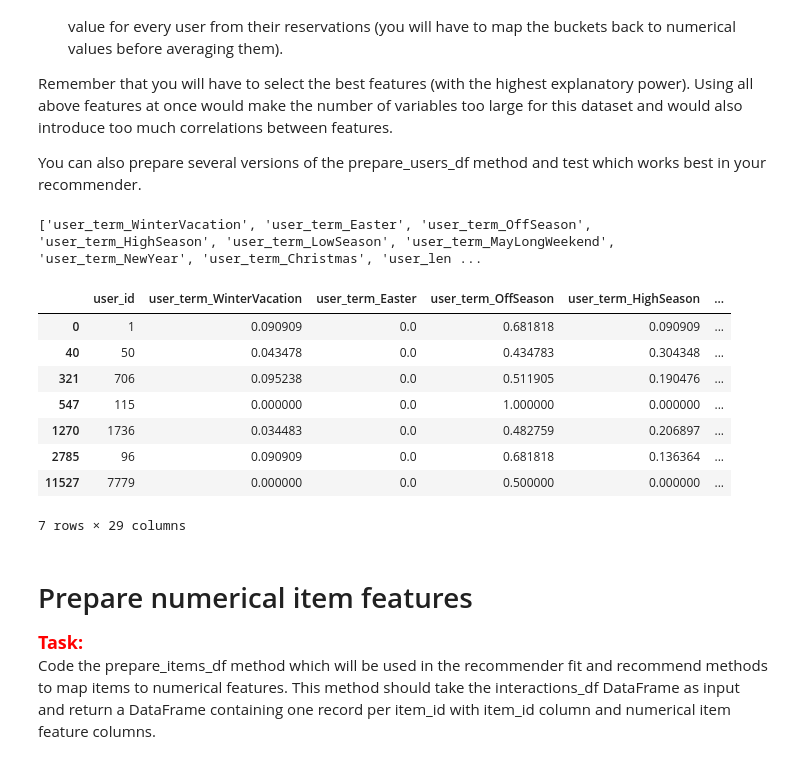
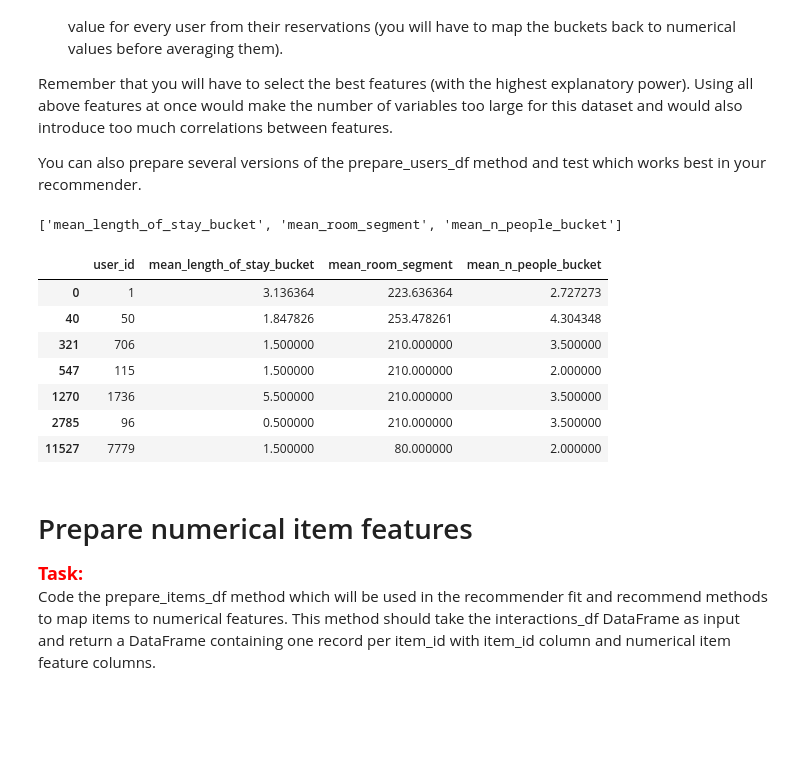
Before and after one commit to kabix09/HotelRecommender, a Jupyter notebook: project_1_recommender_and_evaluation.ipynb, the cells around one changed output. Cells and saved outputs as stored; diff of their text form; code cells hidden in the pictures; blank space fills up the shorter version.

```diff
--- a/project_1_recommender_and_evaluation.ipynb
+++ b/project_1_recommender_and_evaluation.ipynb
@@ -97,23 +97,23 @@ def probability_distribution(interactions_df):
     inter_df_copy['val'] = 1
 
     # Calculate the probability distribution for every possible choice
-    for bucket_feature in ['term', 'length_of_stay_bucket', 'rate_plan', 'room_segment', 'n_people_bucket', 'weekend_stay']:
-        feature_df = inter_df_copy.loc[:, ['user_id', bucket_feature, 'val']]
-        feature_df = inter_df_copy.pivot_table(index='user_id', columns=bucket_feature, values='val', aggfunc='count')
-        feature_df = feature_df / feature_df.sum(axis=1).values.reshape(-1, 1)  # Summed choices dive by row sum which is equal to number of interacion of each user
-        feature_df = feature_df.rename_axis(None, axis=1).fillna(0)
+#     for bucket_feature in ['term', 'length_of_stay_bucket', 'rate_plan', 'room_segment', 'n_people_bucket', 'weekend_stay']:
+#         feature_df = inter_df_copy.loc[:, ['user_id', bucket_feature, 'val']]
+#         feature_df = inter_df_copy.pivot_table(index='user_id', columns=bucket_feature, values='val', aggfunc='count')
+#         feature_df = feature_df / feature_df.sum(axis=1).values.reshape(-1, 1)  # Summed choices dive by row sum which is equal to number of interacion of each user
+#         feature_df = feature_df.rename_axis(None, axis=1).fillna(0)
 
-        # Make sure that all choices are included, if not add them as new column with deffault value set to 0
-        missing_elements = list(set(inter_df_copy[bucket_feature].unique().categories.tolist())-set(inter_df_copy[bucket_feature].unique()))
-        feature_df[missing_elements] = 0
+#         # Make sure that all choices are included, if not add them as new column with deffault value set to 0
+#         missing_elements = list(set(inter_df_copy[bucket_feature].unique().categories.tolist())-set(inter_df_copy[bucket_feature].unique()))
+#         feature_df[missing_elements] = 0
 
-        feature_df = feature_df.add_prefix('user_' + bucket_feature + '_')
-        users_df = pd.merge(users_df, feature_df, on='user_id', how="left")
+#         feature_df = feature_df.add_prefix('user_' + bucket_feature + '_')
+#         users_df = pd.merge(users_df, feature_df, on='user_id', how="left")
 
     # Calculate the average of numerical buckets choice for every user
     numerical_buckets = {
         'length_of_stay_bucket': {'[0-1]': 0.5, '[2-3]': 1.5, '[4-7]': 5.5, '[8-inf]': 10},
-        'room_segment': {'[0-160]': 80, '[160-260]': 210, '[260-360]': 310, '[360-500]': 450, '[500-900]': 700},
+        'room_segment': {'[0-160]': 80, '[160-260]': 210, '[260-360]': 310, '[360-500]': 430, '[500-900]': 700},
         'n_people_bucket': {'[1-1]': 1, '[2-2]': 2, '[3-4]': 3.5, '[5-inf]': 7},
     }
 
@@ -123,43 +123,42 @@ def probability_distribution(interactions_df):
         inter_df_copy.loc[:, numerical_feature] = inter_df_copy.loc[:, numerical_feature].apply(lambda choice: numerical_buckets[numerical_feature][choice]).astype(np.float64)
 
         # reset_index() because otherwise it's assign values to new column by associating tmp_df.index with column index
         new_column_name = "mean_" + numerical_feature
         tmp_df.loc[:, new_column_name] = inter_df_copy.groupby(by="user_id")[numerical_feature].apply(lambda value: np.mean(value)).reset_index(drop=True)
 
         users_df = pd.merge(users_df, tmp_df, on="user_id", how="left")
 
         # Fix bug - map_npeople_to_npeople_buckets return None wich is next skipped by pd.pivot_table which cause loss item_id and add NaN during merging
         users_df = users_df.rename_axis(None, axis=1).fillna(0)
 
     users_df = users_df.reset_index(drop=True)
 
     return users_df
 
 def prepare_users_df(interactions_df):
     # Case II with avg of numerical values
     users_df = probability_distribution(interactions_df)
 
     user_features = users_df.columns[1:].tolist()
 
     return users_df, user_features
 
 
 users_df, user_features = prepare_users_df(interactions_df)
 
 print(user_features)
 
 display(users_df.loc[users_df['user_id'].isin([706, 1736, 7779, 96, 1, 50, 115])].head(15))
 # %% [output]
-['user_term_WinterVacation', 'user_term_Easter', 'user_term_OffSeason', 'user_term_HighSeason', 'user_term_LowSeason', 'user_term_MayLongWeekend', 'user_term_NewYear', 'user_term_Christmas', 'user_len ...
+['mean_length_of_stay_bucket', 'mean_room_segment', 'mean_n_people_bucket']
-|  | user_id | user_term_WinterVacation | user_term_Easter | user_term_OffSeason | user_term_HighSeason | ... |
-| 0 | 1 | 0.090909 | 0.0 | 0.681818 | 0.090909 | ... |
-| 40 | 50 | 0.043478 | 0.0 | 0.434783 | 0.304348 | ... |
-| 321 | 706 | 0.095238 | 0.0 | 0.511905 | 0.190476 | ... |
-| 547 | 115 | 0.000000 | 0.0 | 1.000000 | 0.000000 | ... |
-| 1270 | 1736 | 0.034483 | 0.0 | 0.482759 | 0.206897 | ... |
-| 2785 | 96 | 0.090909 | 0.0 | 0.681818 | 0.136364 | ... |
-| 11527 | 7779 | 0.000000 | 0.0 | 0.500000 | 0.000000 | ... |
+|  | user_id | mean_length_of_stay_bucket | mean_room_segment | mean_n_people_bucket |
+| 0 | 1 | 3.136364 | 223.636364 | 2.727273 |
+| 40 | 50 | 1.847826 | 253.478261 | 4.304348 |
+| 321 | 706 | 1.500000 | 210.000000 | 3.500000 |
+| 547 | 115 | 1.500000 | 210.000000 | 2.000000 |
+| 1270 | 1736 | 5.500000 | 210.000000 | 3.500000 |
+| 2785 | 96 | 0.500000 | 210.000000 | 3.500000 |
+| 11527 | 7779 | 1.500000 | 80.000000 | 2.000000 |
-7 rows × 29 columns
 # %% [markdown]
 # Prepare numerical item features
 
```
Also changed, not shown: parts of 5 cells of this notebook, 2 other files.
